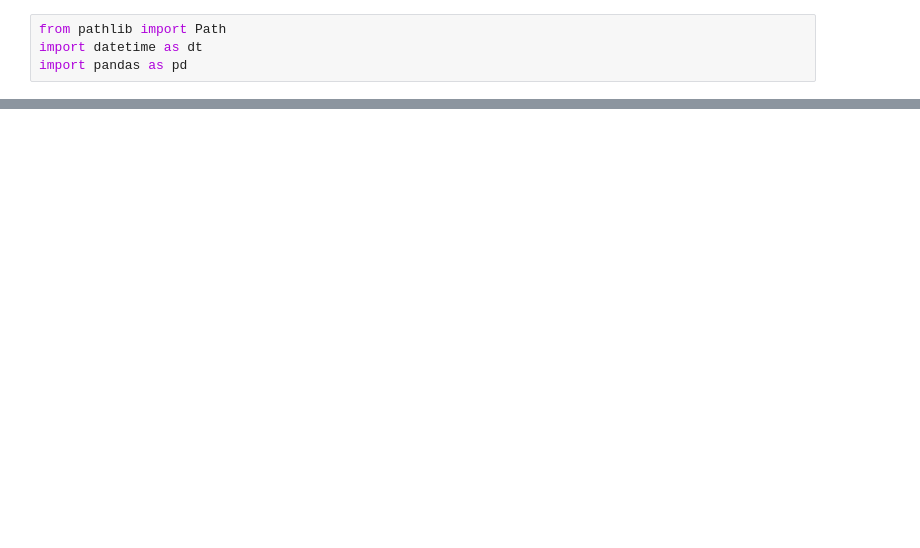
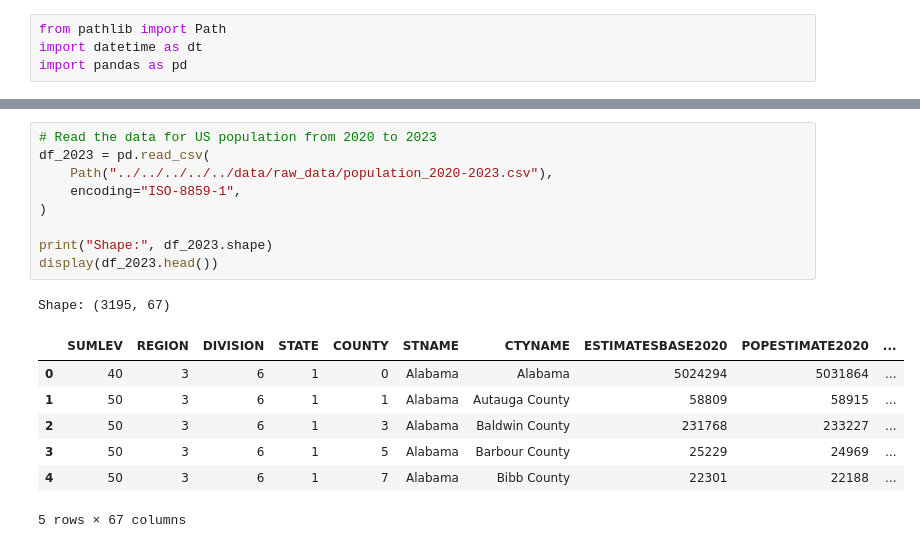
Before and after one commit to rune-encoder/Project-1, a Jupyter notebook: notebooks/individual_work/christian_exploration/data_cleaning/population_cleaning/population_cleaning.ipynb, the cells around one changed output, grey strips where cells are left out. Saved outputs shown, nothing was run; the diff lists cells and outputs as text; blank space fills up the shorter version.

```diff
--- a/notebooks/individual_work/christian_exploration/data_cleaning/population_cleaning/population_cleaning.ipynb
+++ b/notebooks/individual_work/christian_exploration/data_cleaning/population_cleaning/population_cleaning.ipynb
@@ -4,0 +23,18 @@ import pandas as pd
+# %%
+# Read the data for US population from 2020 to 2023
+df_2023 = pd.read_csv(
+    Path("../../../../../data/raw_data/population_2020-2023.csv"),
+    encoding="ISO-8859-1",
+)
+
+print("Shape:", df_2023.shape)
+display(df_2023.head())
+# %% [output]
+Shape: (3195, 67)
+|  | SUMLEV | REGION | DIVISION | STATE | COUNTY | STNAME | CTYNAME | ESTIMATESBASE2020 | POPESTIMATE2020 | ... |
+| 0 | 40 | 3 | 6 | 1 | 0 | Alabama | Alabama | 5024294 | 5031864 | ... |
+| 1 | 50 | 3 | 6 | 1 | 1 | Alabama | Autauga County | 58809 | 58915 | ... |
+| 2 | 50 | 3 | 6 | 1 | 3 | Alabama | Baldwin County | 231768 | 233227 | ... |
+| 3 | 50 | 3 | 6 | 1 | 5 | Alabama | Barbour County | 25229 | 24969 | ... |
+| 4 | 50 | 3 | 6 | 1 | 7 | Alabama | Bibb County | 22301 | 22188 | ... |
+5 rows × 67 columns
```
Also changed, not shown: parts of 22 cells of this notebook, 4 other files.
